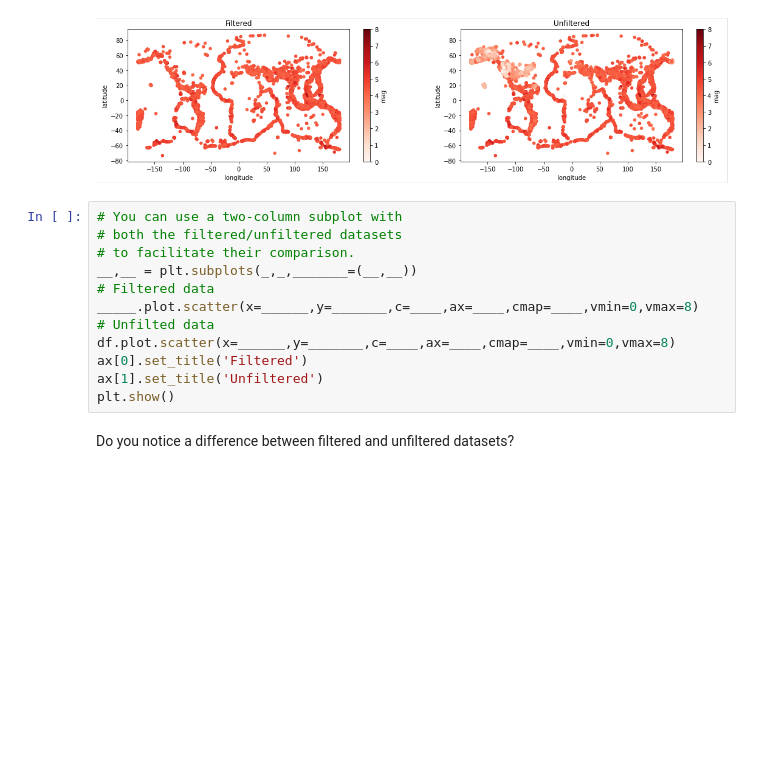
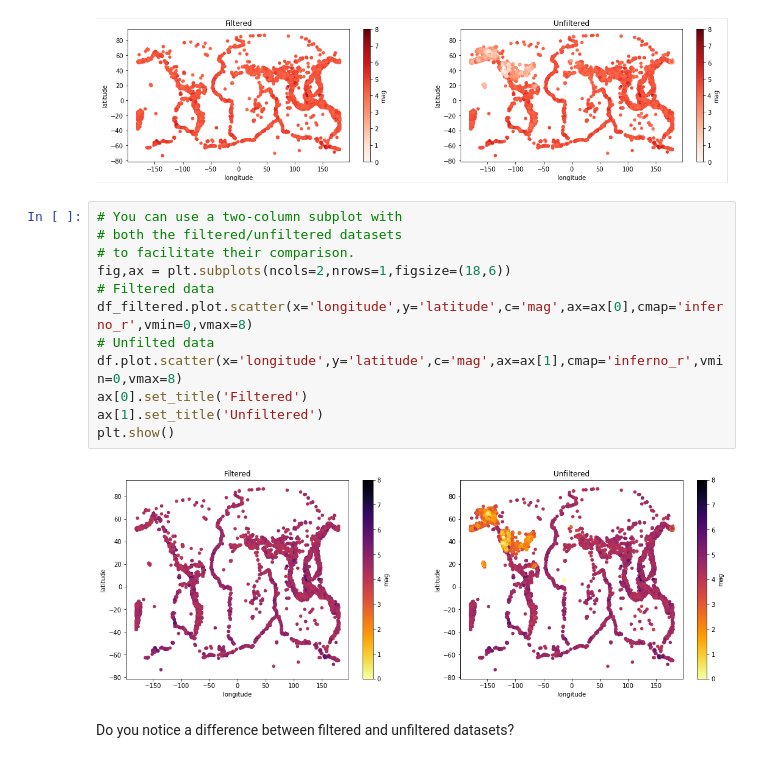
Before and after one commit to emiljor/2022_Intro_Python, a Jupyter notebook: Exercises/W3_S1.ipynb, the cells around one changed output. Drawn from its saved outputs; the diff is of its cells as text; blank space fills up the shorter version.

```diff
--- a/Exercises/W3_S1.ipynb
+++ b/Exercises/W3_S1.ipynb
@@ -383,14 +444,16 @@ Hint: Consider reading the documentation for [`plt.scatter`](https://matplotlib.
 # %%
 # You can use a two-column subplot with
 # both the filtered/unfiltered datasets
 # to facilitate their comparison.
-__,__ = plt.subplots(_,_,_______=(__,__))
+fig,ax = plt.subplots(ncols=2,nrows=1,figsize=(18,6))
 # Filtered data
-_____.plot.scatter(x=______,y=_______,c=____,ax=____,cmap=____,vmin=0,vmax=8)
+df_filtered.plot.scatter(x='longitude',y='latitude',c='mag',ax=ax[0],cmap='inferno_r',vmin=0,vmax=8)
 # Unfilted data
-df.plot.scatter(x=______,y=_______,c=____,ax=____,cmap=____,vmin=0,vmax=8)
+df.plot.scatter(x='longitude',y='latitude',c='mag',ax=ax[1],cmap='inferno_r',vmin=0,vmax=8)
 ax[0].set_title('Filtered')
 ax[1].set_title('Unfiltered')
 plt.show()
+# %% [output]
+[figure, added]
 # %% [markdown]
 Do you notice a difference between filtered and unfiltered datasets?
```
Also changed, not shown: parts of 4 cells of this notebook.
